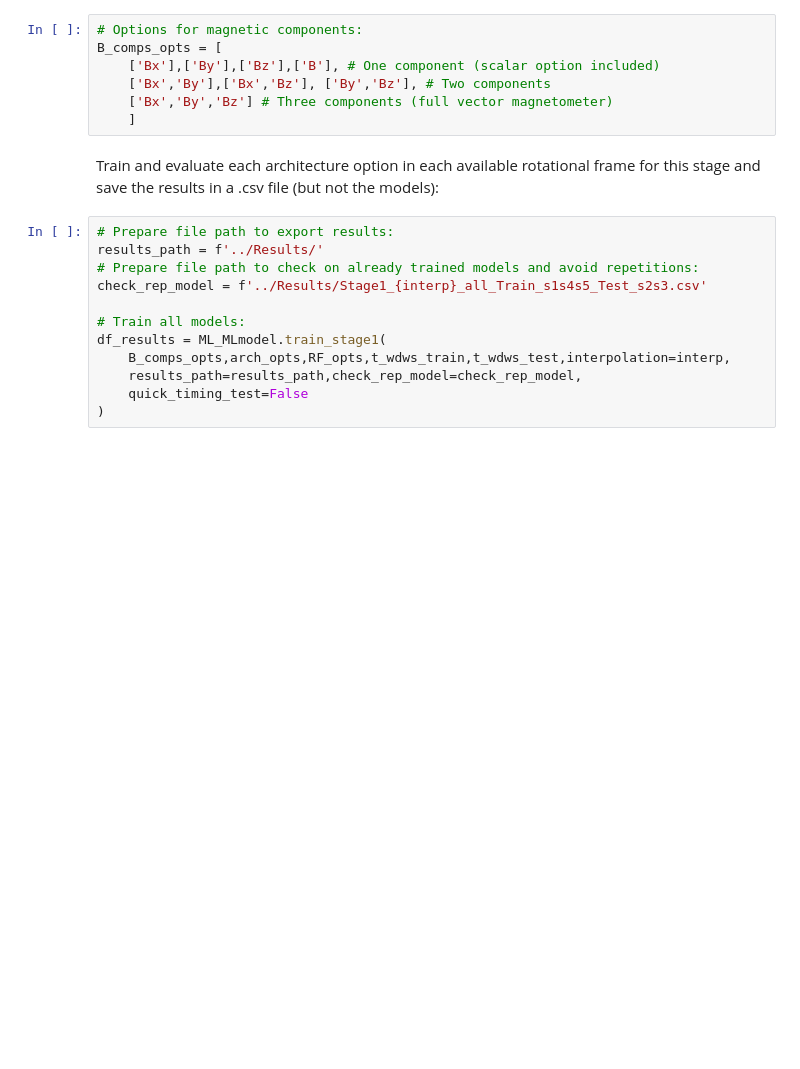
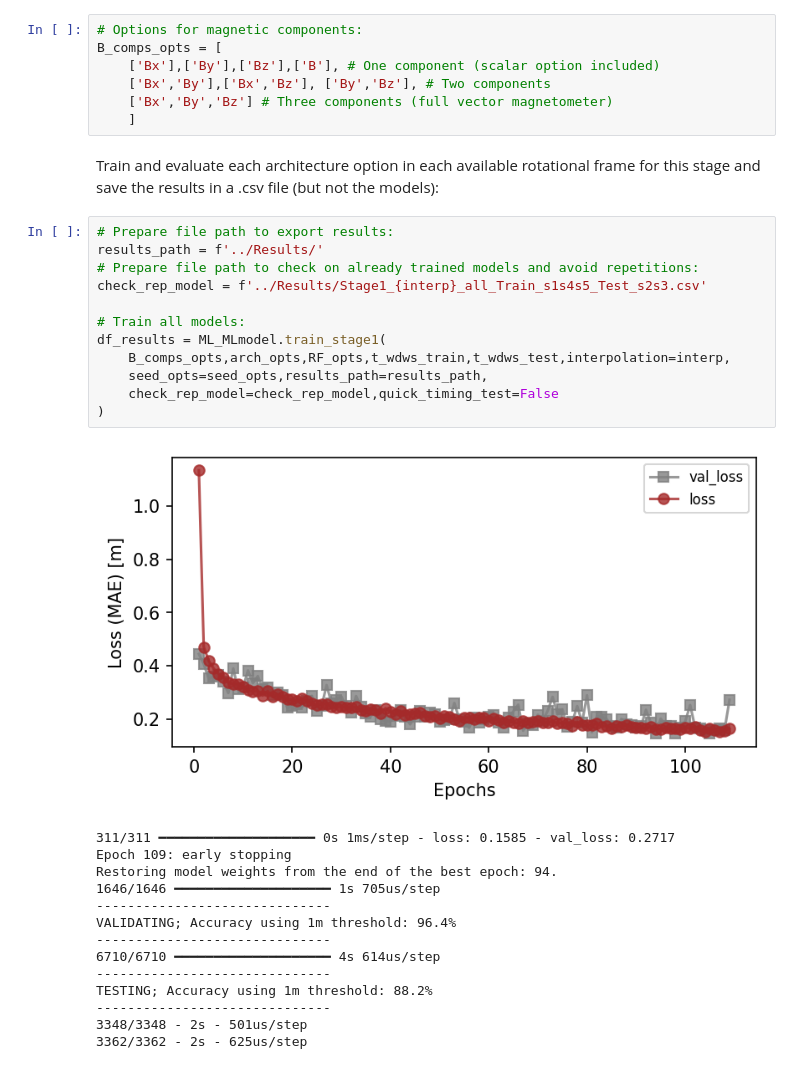
Before and after one commit to Fertmeneses/ML_QDM_Meneses_et_al, a Jupyter notebook: Codes/ML_Stage1.ipynb, the cells around one changed output. Saved outputs shown, nothing was run; the diff lists cells and outputs as text; blank space fills up the shorter version.

Commit message:
Update results Stage1_lin_approx

```diff
--- a/Codes/ML_Stage1.ipynb
+++ b/Codes/ML_Stage1.ipynb
@@ -126,12 +129,27 @@ Train and evaluate each architecture option in each available rotational frame f
 # %%
 # Prepare file path to export results:
 results_path = f'../Results/'
 # Prepare file path to check on already trained models and avoid repetitions:
 check_rep_model = f'../Results/Stage1_{interp}_all_Train_s1s4s5_Test_s2s3.csv'
 
 # Train all models:
 df_results = ML_MLmodel.train_stage1(
     B_comps_opts,arch_opts,RF_opts,t_wdws_train,t_wdws_test,interpolation=interp,
-    results_path=results_path,check_rep_model=check_rep_model,
-    quick_timing_test=False
+    seed_opts=seed_opts,results_path=results_path,
+    check_rep_model=check_rep_model,quick_timing_test=False
 )
+# %% [output]
+[figure, added]
+311/311 ━━━━━━━━━━━━━━━━━━━━ 0s 1ms/step - loss: 0.1585 - val_loss: 0.2717
+Epoch 109: early stopping
+Restoring model weights from the end of the best epoch: 94.
+1646/1646 ━━━━━━━━━━━━━━━━━━━━ 1s 705us/step
+------------------------------
+VALIDATING; Accuracy using 1m threshold: 96.4%
+------------------------------
+6710/6710 ━━━━━━━━━━━━━━━━━━━━ 4s 614us/step
+------------------------------
+TESTING; Accuracy using 1m threshold: 88.2%
+------------------------------
+3348/3348 - 2s - 501us/step
+3362/3362 - 2s - 625us/step
```
Also changed, not shown: parts of 1 cell of this notebook, 3 other files.
